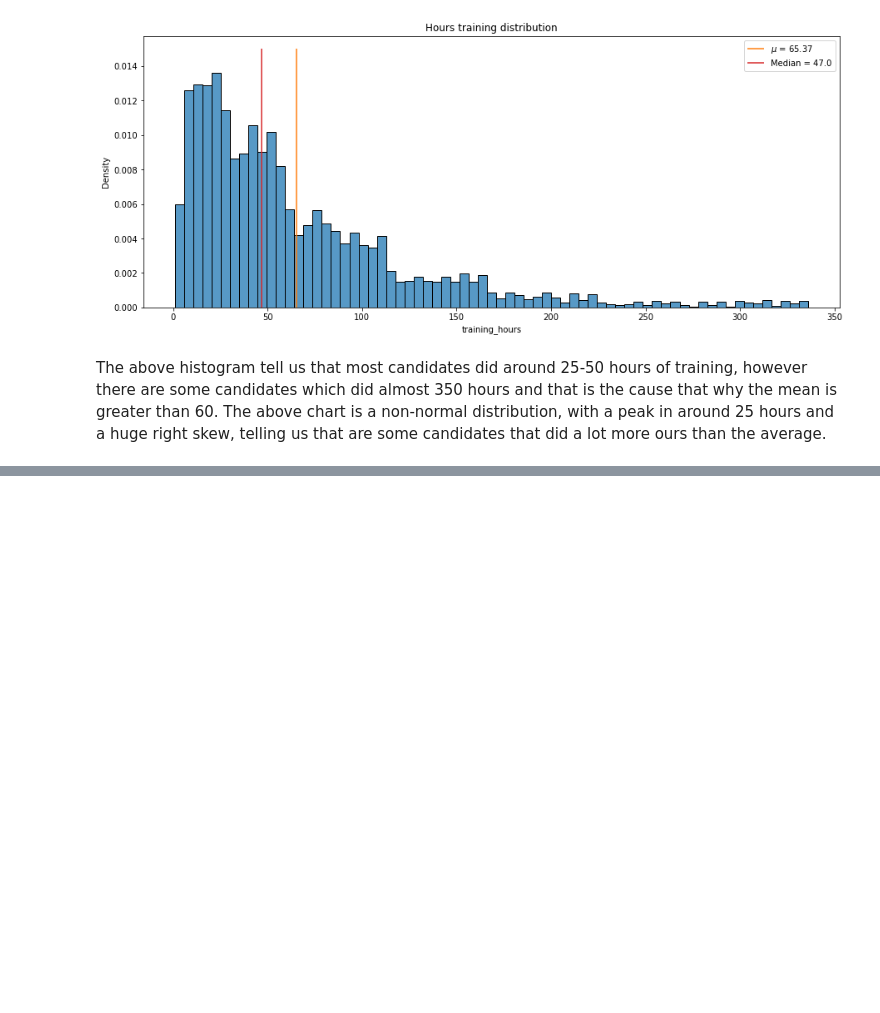
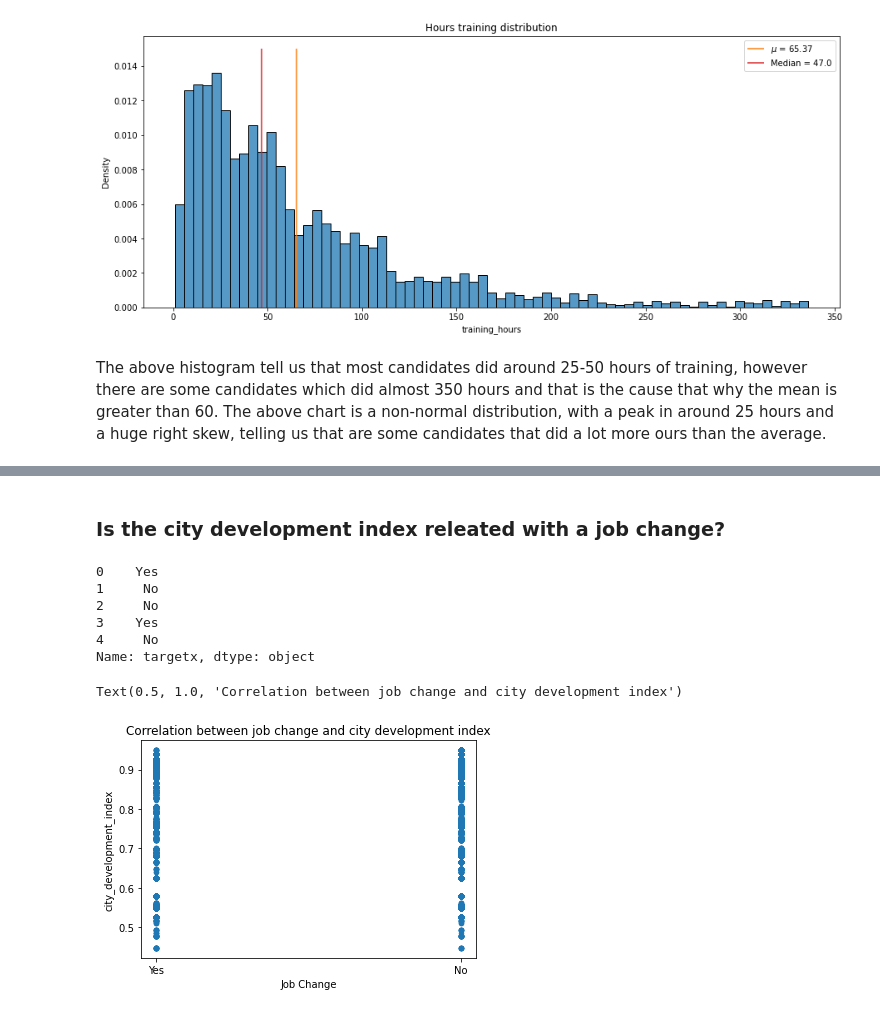
Before and after one commit to ftarantuviez/HR-Analytics-Job-Change-of-Data-Scientists, a Jupyter notebook: HR Analytics - Job Change of Data Scientists.ipynb, the cells around one changed output, grey strips where cells are left out. Saved outputs shown, nothing was run; the diff lists cells and outputs as text; code cells hidden in the pictures; blank space fills up the shorter version.

```diff
--- a/HR Analytics - Job Change of Data Scientists.ipynb
+++ b/HR Analytics - Job Change of Data Scientists.ipynb
@@ -401,0 +429,19 @@ The above histogram tell us that most candidates did around 25-50 hours of train
+# %% [markdown]
+### Is the city development index releated with a job change?
+# %%
+df_train["targetx"] = df_train["target"].replace({1.0: "Yes", 0.0: "No"})
+df_train["targetx"].head()
+# %% [output]
+0    Yes
+1     No
+2     No
+3    Yes
+4     No
+Name: targetx, dtype: object
+# %%
+df_train.plot(kind="scatter", x="targetx", y="city_development_index")
+plt.xlabel("Job Change")
+plt.title("Correlation between job change and city development index")
+# %% [output]
+Text(0.5, 1.0, 'Correlation between job change and city development index')
+[figure, added]
```
Also changed, not shown: parts of 9 cells of this notebook.
